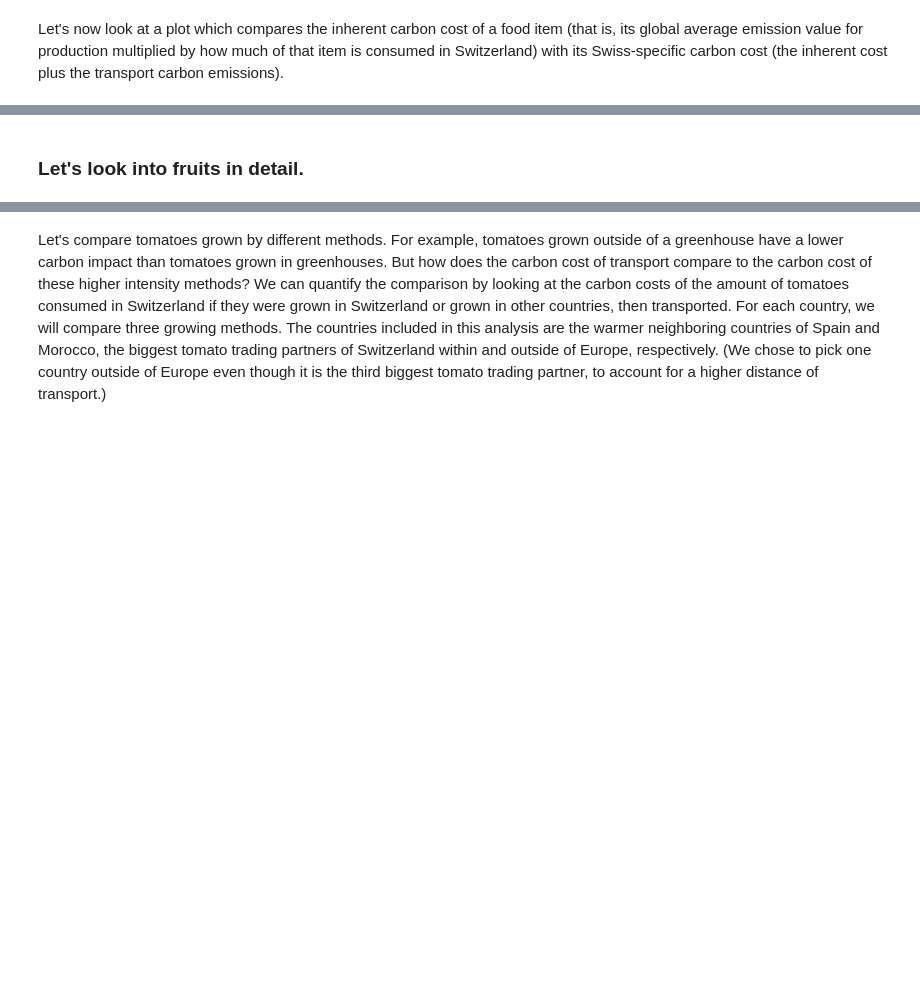
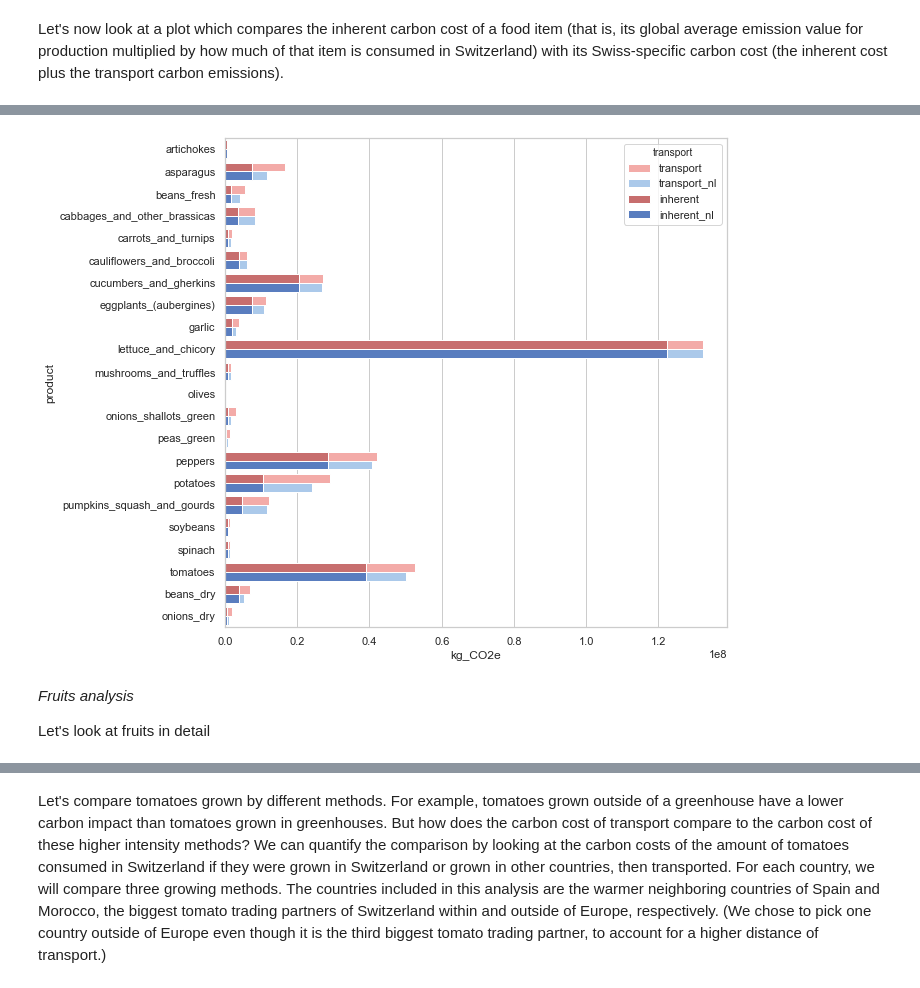
Before and after one commit to valentinoli/ada-2019-project-adagio, a Jupyter notebook: src/project.ipynb, the cells around one changed output, grey strips where cells are left out. Drawn from its saved outputs; the diff is of its cells as text; code cells hidden in the pictures; blank space fills up the shorter version.

```diff
--- a/src/project.ipynb
+++ b/src/project.ipynb
@@ -820,4 +555,12 @@ sns.despine(left=True, bottom=True)
+# %%
+veggies_transport, veggies_inherent = preprocess_for_double_stacked_plot(vegetables_emissions)
+# %%
+plot_stacked_double(veggies_transport, veggies_inherent)
+# %% [output]
+[figure, added]
 # %% [markdown]
-### Let's look into fruits in detail.
+*Fruits analysis*
+
+Let's look at fruits in detail
 # %%
 # import amounts, amounts consumed in Switzerland, and kg of CO2e by each fruit
```
Also changed, not shown: parts of 93 cells of this notebook, 4 other files.
